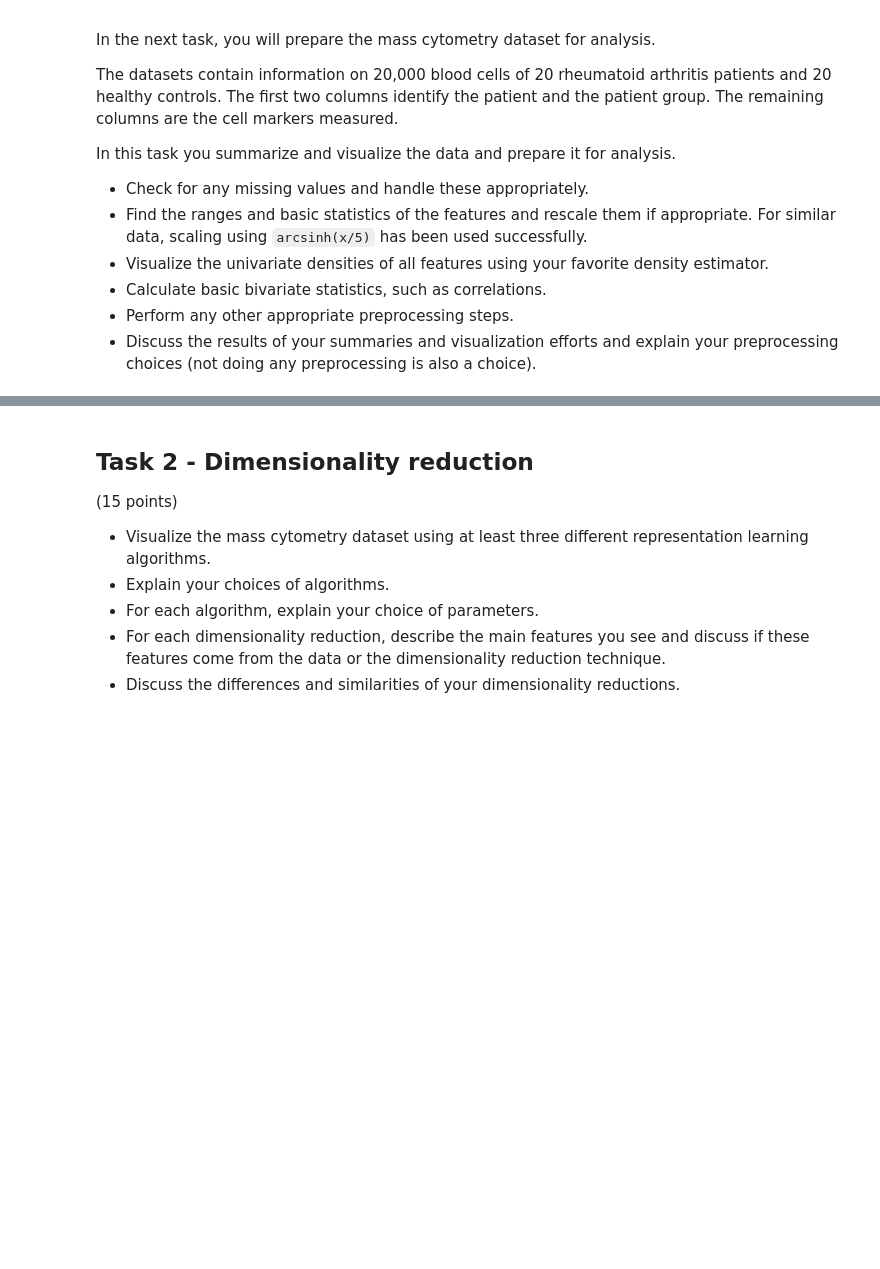
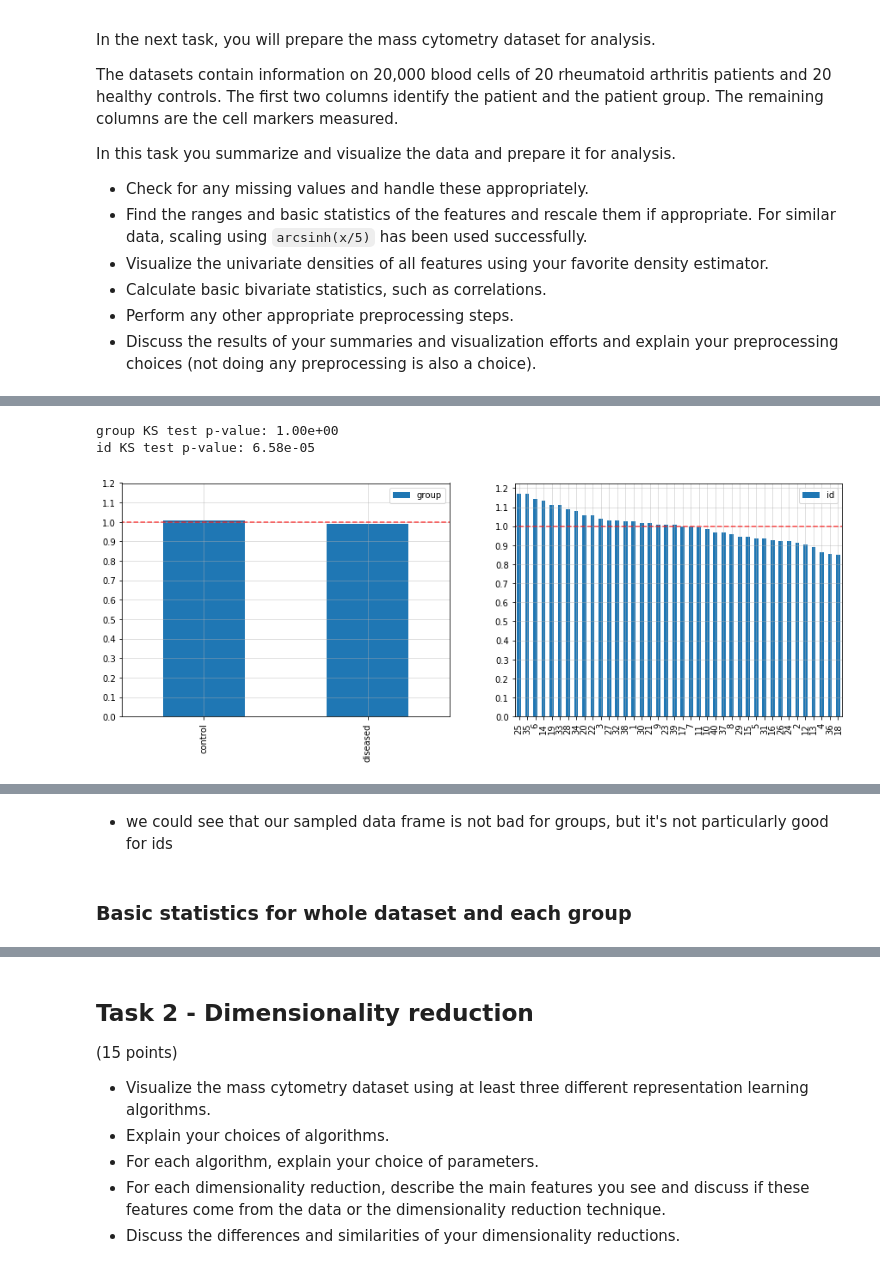
Before and after one commit to H00N24/INF367-Project-d-reduction-clustering, a Jupyter notebook: Project 2.ipynb, the cells around one changed output, grey strips where cells are left out. Drawn from its saved outputs; the diff is of its cells as text; code cells hidden in the pictures; blank space fills up the shorter version.

```diff
--- a/Project 2.ipynb
+++ b/Project 2.ipynb
@@ -33,0 +115,2 @@ In this task you summarize and visualize the data and prepare it for analysis.
+# %%
+sampled_frame = data_frame.sample(5000, random_state=42)
@@ -33,0 +119,31 @@ In this task you summarize and visualize the data and prepare it for analysis.
+# %%
+fig, axs = plt.subplots(1, 2, figsize=(15, 5))
+for index, ax in zip(["group", "id"], axs):
+    labels = np.unique(sampled_frame[index])
+
+    counts = sampled_frame[[index]].apply(pd.value_counts) / (
+        sampled_frame.shape[0] / labels.shape[0]
+    )
+
+    ax.hlines(
+        1.0, -10, labels.shape[0], color="r", linestyle="--", alpha=0.7,
+    )
+
+    count_values = counts.values.flatten()
+    ks_test = scipy.stats.ks_2samp(
+        np.full(shape=count_values.shape, fill_value=1.0,), count_values,
+    )
+
+    print(f"{index} KS test p-value: {ks_test.pvalue:.2e}")
+
+    counts.plot(ax=ax, kind="bar")
+
+    ax.grid(alpha=0.5)
+    ax.set_yticks(np.arange(0, 1.3, 0.1))
+
+
+plt.show()
+# %% [output]
+group KS test p-value: 1.00e+00
+id KS test p-value: 6.58e-05
+[figure, added]
@@ -33,0 +151,4 @@ In this task you summarize and visualize the data and prepare it for analysis.
+# %% [markdown]
+* we could see that our sampled data frame is not bad for groups, but it's not particularly good for ids
+# %% [markdown]
+### Basic statistics for whole dataset and each group
```
Also changed, not shown: parts of 58 cells of this notebook.
